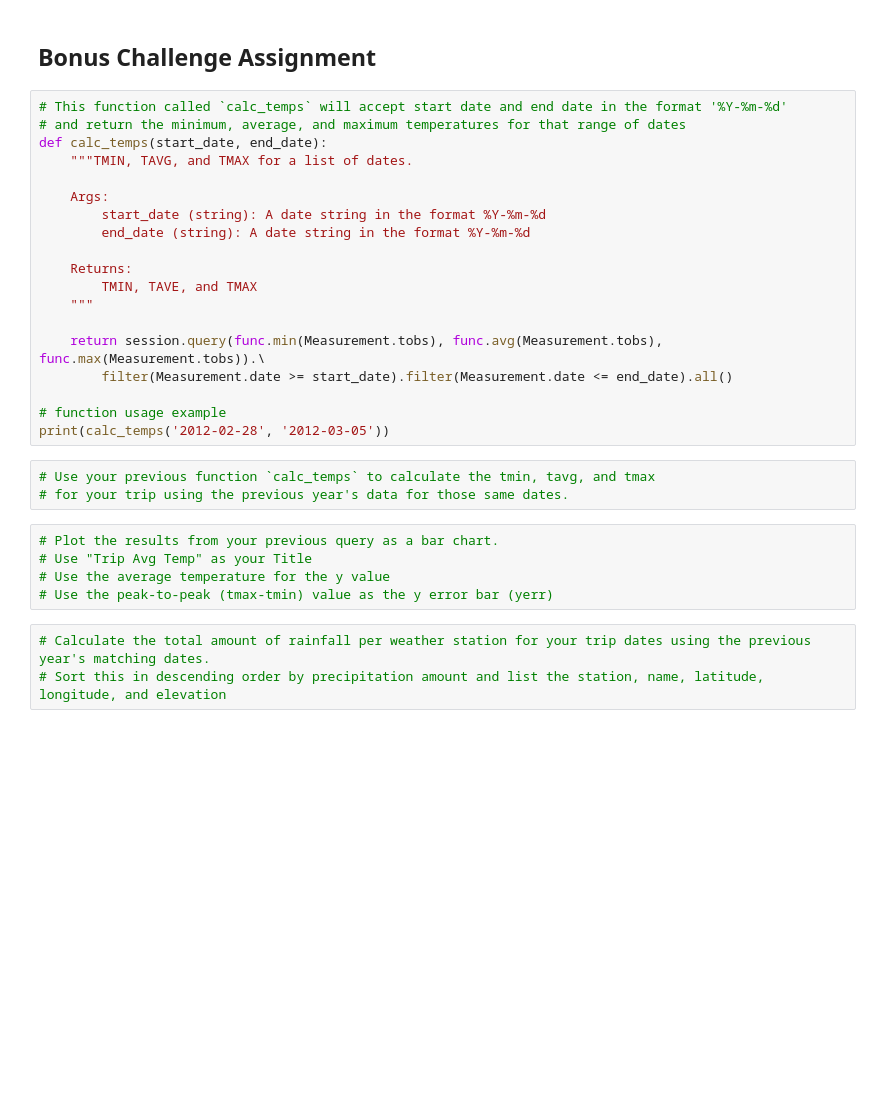
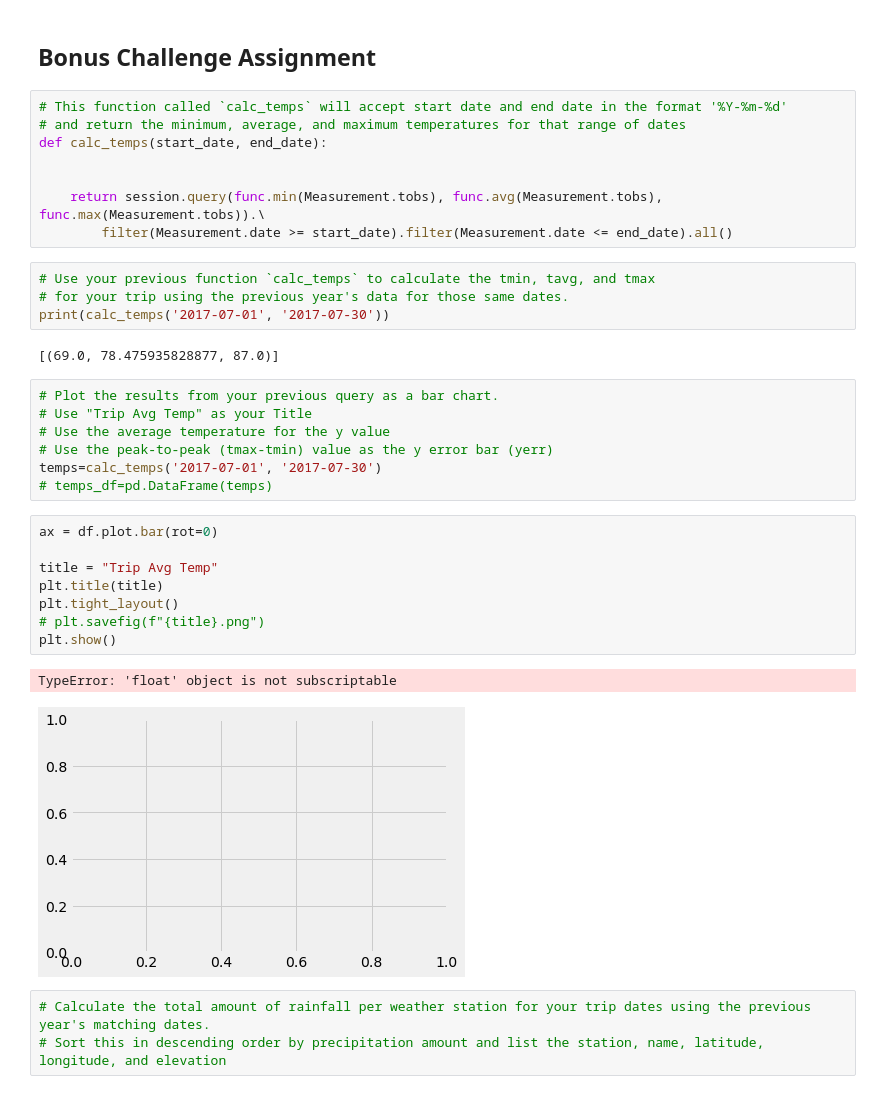
Before and after one commit to ludmilagd/SQL-Alchemy-ORM, a Jupyter notebook: Instructions/climate_starter.ipynb, the cells around one changed output. Drawn from its saved outputs; the diff is of its cells as text; blank space fills up the shorter version.

```diff
--- a/Instructions/climate_starter.ipynb
+++ b/Instructions/climate_starter.ipynb
@@ -200,29 +204,34 @@ session.close()
 # This function called `calc_temps` will accept start date and end date in the format '%Y-%m-%d'
 # and return the minimum, average, and maximum temperatures for that range of dates
 def calc_temps(start_date, end_date):
-    """TMIN, TAVG, and TMAX for a list of dates.
 
-    Args:
-        start_date (string): A date string in the format %Y-%m-%d
-        end_date (string): A date string in the format %Y-%m-%d
-
-    Returns:
-        TMIN, TAVE, and TMAX
-    """
 
     return session.query(func.min(Measurement.tobs), func.avg(Measurement.tobs), func.max(Measurement.tobs)).\
         filter(Measurement.date >= start_date).filter(Measurement.date <= end_date).all()
-
-# function usage example
-print(calc_temps('2012-02-28', '2012-03-05'))
 # %%
 # Use your previous function `calc_temps` to calculate the tmin, tavg, and tmax
 # for your trip using the previous year's data for those same dates.
+print(calc_temps('2017-07-01', '2017-07-30'))
+# %% [output]
+[(69.0, 78.475935828877, 87.0)]
 # %%
 # Plot the results from your previous query as a bar chart.
 # Use "Trip Avg Temp" as your Title
 # Use the average temperature for the y value
 # Use the peak-to-peak (tmax-tmin) value as the y error bar (yerr)
+temps=calc_temps('2017-07-01', '2017-07-30')
+# temps_df=pd.DataFrame(temps)
+# %%
+ax = df.plot.bar(rot=0)
+
+title = "Trip Avg Temp"
+plt.title(title)
+plt.tight_layout()
+# plt.savefig(f"{title}.png")
+plt.show()
+# %% [output]
+TypeError: 'float' object is not subscriptable
+[figure, added]
 # %%
 # Calculate the total amount of rainfall per weather station for your trip dates using the previous year's matching dates.
 # Sort this in descending order by precipitation amount and list the station, name, latitude, longitude, and elevation
```
Also changed, not shown: parts of 2 cells of this notebook, 1 other file.
